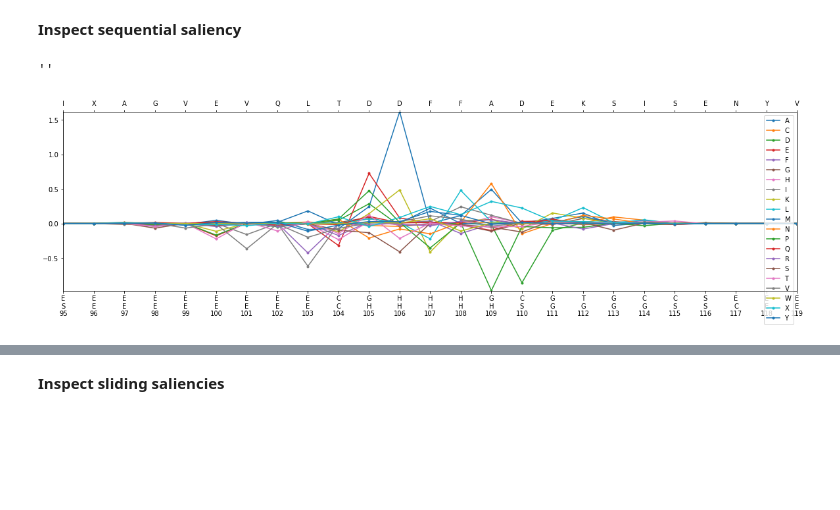
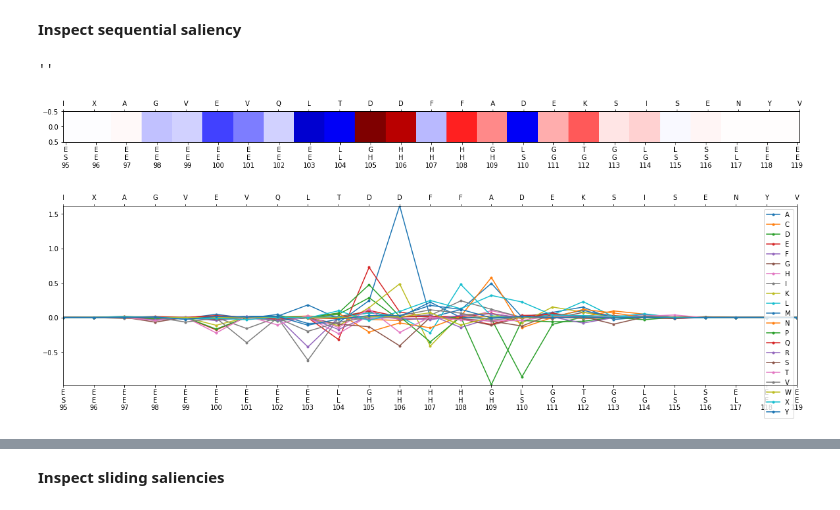
Before and after one commit to Juillermo/saliencyPSSP, a Jupyter notebook: Saliencies jurtz.ipynb, the cells around one changed output, grey strips where cells are left out. Drawn from its saved outputs; the diff is of its cells as text; code cells hidden in the pictures; blank space fills up the shorter version.

```diff
--- a/Saliencies jurtz.ipynb
+++ b/Saliencies jurtz.ipynb
@@ -61,13 +61,17 @@ print 5278 // 64, 5534 // 64, 6018 // 64
 # %% [markdown]
 **Collect saliencies**
 # %%
-target_class = "H"
-num_seqs = 4
+num_seqs = 1
 saliencies = []
-for seq in range(num_seqs):
-    with open("test_saliency/saliencies_jurtz/saliencies"+str(seq)+target_class+".pkl", "rb") as f:
-        saliencies.append(np.array(pickle.load(f)))
-        #saliencies[:,:,seq,:,:] = temp[:,:,0,:,:]
+for target_class in ssConvertString:
+    for seq in range(num_seqs):
+        with open("test_saliency/saliencies_jurtz/saliencies"+str(seq)+target_class+".pkl", "rb") as f:
+            saliency = np.array(pickle.load(f))
+            print saliency.shape
+            saliencies.append(saliency)
+            #saliencies[:,:,seq,:,:] = temp[:,:,0,:,:]
+
+saliencies = np.array(saliencies)
 print("Saliencies length", len(saliencies))
-print("Saliency sequence shape", saliencies[0].shape)
+print("Saliency sequence shape", saliencies.shape)
 # %% [output]
@@ -89,7 +101,7 @@ if final_pos > end_seq:
     final_pos = end_seq
 
 preds = convertPredictQ8Result2HumanReadable( predictions[seq] )
-temp = saliencies[seq]
+temp = saliencies[5]
 
 def plot_individuals(temp, ini, end, seq):
     fig, ax = plt.subplots(figsize=(15,3))
@@ -104,42 +116,50 @@ def plot_individuals(temp, ini, end, seq):
     return ax
 
 def plot_aggregated_saliency(temp, ini, end, seq):
-    fig, ax = plt.subplots(figsize=(15,0.64))
+    fig, ax = plt.subplots(figsize=(20,0.85))
     tot_sal = np.zeros(end-ini)
     for pos in range(ini,final_pos):
         if True:
         #if preds[pos] == 'H':
         #if ssConvertMap[labels[seq,pos]] == 'H':
-            sal = np.einsum('ij,ij->i', temp[pos,ini:end,21:], X[seq,ini:end,21:])
-            tot_sal += sal
+            tot_sal += np.einsum('ij,ij->i', temp[pos,ini:end,21:], X[seq,ini:end,21:])
     #ax.plot(tot_sal, marker='.')
     vmax = np.max(abs(tot_sal))
     cax = ax.imshow(tot_sal[None,:], cmap='seismic', vmin = -vmax, vmax = vmax)
     #fig.colorbar(cax)
     return ax
 
 def plot_aggregated_pssm(temp, ini, end, seq):
     fig, ax = plt.subplots(figsize=(20,5))
     tot_sal = np.zeros((end-ini, 21))
     for pos in range(ini,final_pos):
         if True:
         #if preds[pos] == 'H':
         #if ssConvertMap[labels[seq,pos]] == 'H':
-            sal = np.multiply(temp[pos,ini:end,21:], X[seq,ini:end,21:])
-            tot_sal += sal
+            tot_sal += np.multiply(temp[pos,ini:end,21:], X[seq,ini:end,21:])
     ax.plot(tot_sal, marker='.')
     ax.legend(pssmString_jurtz)
-    return ax
+    return ax, tot_sal
 
 #ax = plot_individuals(temp, ini, end, seq)
-#ax = plot_aggregated_saliency(temp, ini, end, seq)
-ax = plot_aggregated_pssm(temp, ini, end, seq)
+
+# One class, 1-line heat-map
+ax = plot_aggregated_saliency(temp, ini, end, seq)
+
+ax.xaxis.set(ticks=range(end-ini), ticklabels=[preds[ini+i]+"\n"+ssConvertMap[el]+"\n"+str(ini+i) for i, el in enumerate(labels[seq,ini:end])])
+ax.margins(0)
+ax2 = ax.twiny()
+ax2.xaxis.set(ticks=range(end-ini), ticklabels=decode(X[seq,ini:end], aaMap_jurtz))
+
+# One class, 21 aminoacids
+ax, tot_sal = plot_aggregated_pssm(temp, ini, end, seq)
 
 ax.xaxis.set(ticks=range(end-ini), ticklabels=[preds[ini+i]+"\n"+ssConvertMap[el]+"\n"+str(ini+i) for i, el in enumerate(labels[seq,ini:end])])
 ax.margins(0)
 ax2 = ax.twiny()
 ax2.xaxis.set(ticks=range(end-ini), ticklabels=decode(X[seq,ini:end], aaMap_jurtz))
 ""
 # %% [output]
 ''
-[figure, old version]
+[figure, new version]
+[figure, added]
```
Also changed, not shown: parts of 6 cells of this notebook, 9 other files.
